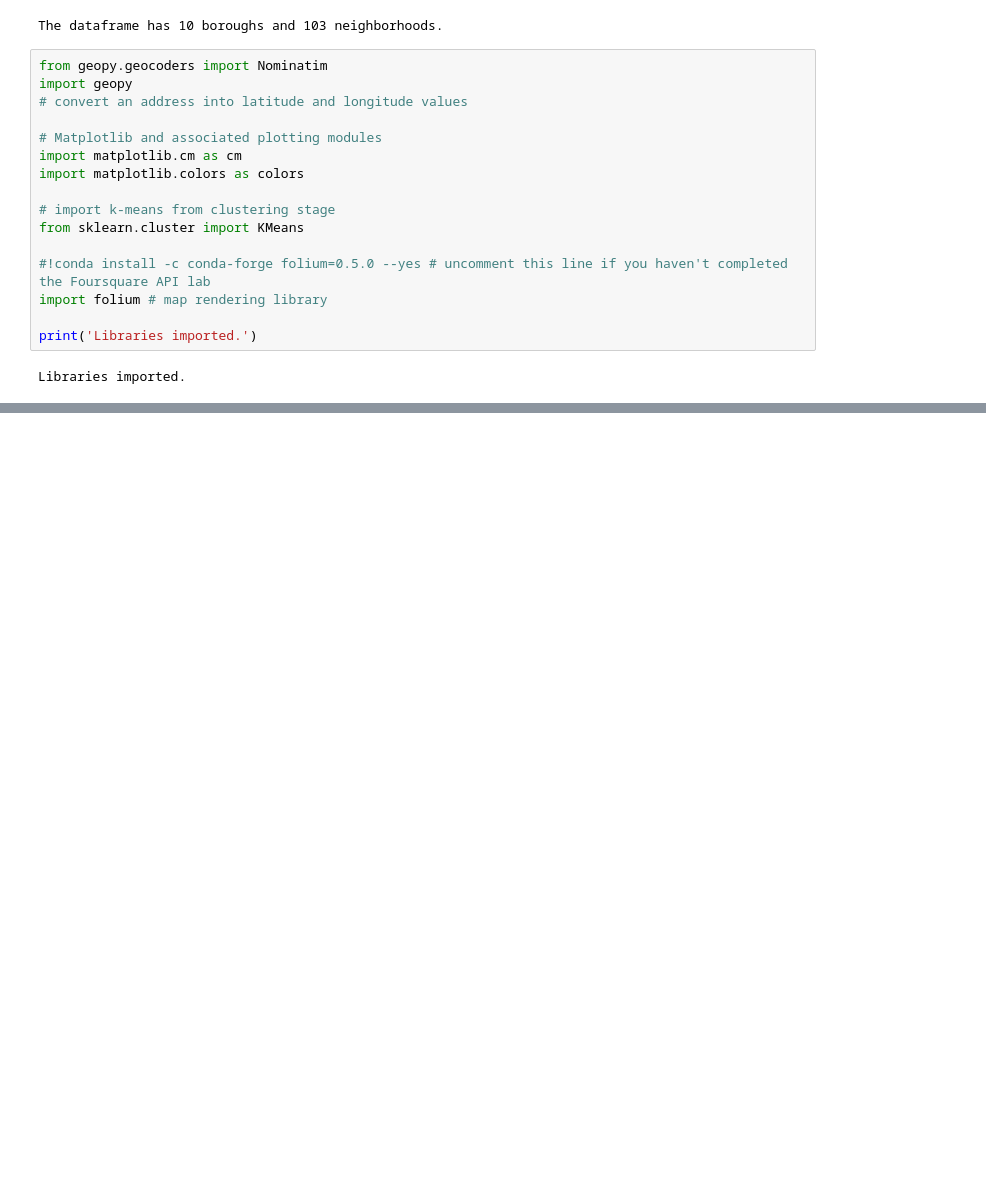
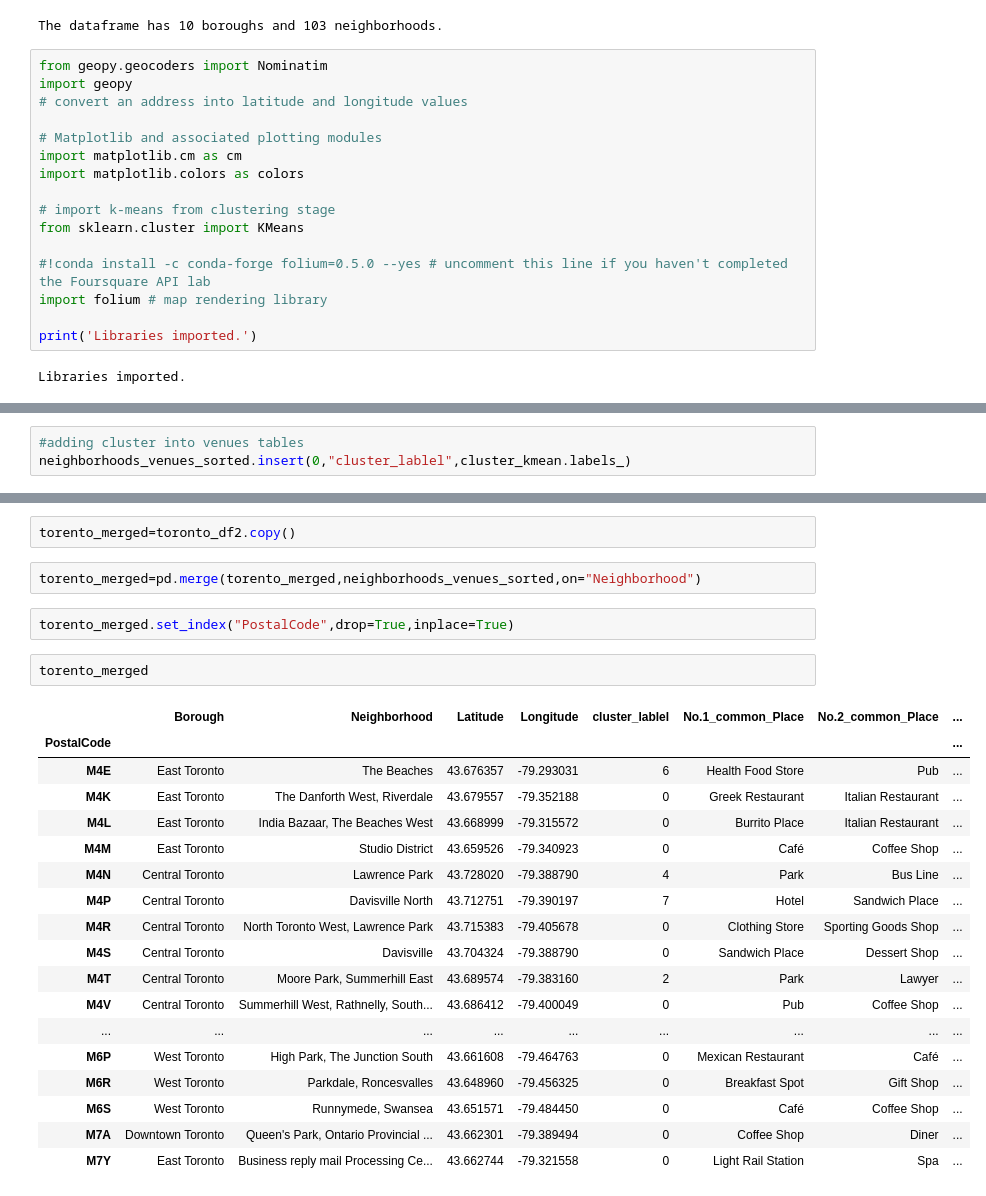
Before and after one commit to kishankumar09ei/Coursera_Capstone, a Jupyter notebook: Applied_Data-scince_Capstone_week_3.ipynb, the cells around one changed output, grey strips where cells are left out. Cells and saved outputs as stored; diff of their text form; blank space fills up the shorter version.

Commit message:
have added kmeans clustering and more data analysis on torento data

```diff
--- a/Applied_Data-scince_Capstone_week_3.ipynb
+++ b/Applied_Data-scince_Capstone_week_3.ipynb
@@ -195,0 +585,3 @@ map_toronto
+# %%
+#adding cluster into venues tables
+neighborhoods_venues_sorted.insert(0,"cluster_lablel",cluster_kmean.labels_)
@@ -195,0 +608,27 @@ map_toronto
+# %%
+torento_merged=toronto_df2.copy()
+# %%
+torento_merged=pd.merge(torento_merged,neighborhoods_venues_sorted,on="Neighborhood")
+# %%
+torento_merged.set_index("PostalCode",drop=True,inplace=True)
+# %%
+torento_merged
+# %% [output]
+|  | Borough | Neighborhood | Latitude | Longitude | cluster_lablel | No.1_common_Place | No.2_common_Place | ... |
+| PostalCode |  |  |  |  |  |  |  | ... |
+| M4E | East Toronto | The Beaches | 43.676357 | -79.293031 | 6 | Health Food Store | Pub | ... |
+| M4K | East Toronto | The Danforth West, Riverdale | 43.679557 | -79.352188 | 0 | Greek Restaurant | Italian Restaurant | ... |
+| M4L | East Toronto | India Bazaar, The Beaches West | 43.668999 | -79.315572 | 0 | Burrito Place | Italian Restaurant | ... |
+| M4M | East Toronto | Studio District | 43.659526 | -79.340923 | 0 | Café | Coffee Shop | ... |
+| M4N | Central Toronto | Lawrence Park | 43.728020 | -79.388790 | 4 | Park | Bus Line | ... |
+| M4P | Central Toronto | Davisville North | 43.712751 | -79.390197 | 7 | Hotel | Sandwich Place | ... |
+| M4R | Central Toronto | North Toronto West, Lawrence Park | 43.715383 | -79.405678 | 0 | Clothing Store | Sporting Goods Shop | ... |
+| M4S | Central Toronto | Davisville | 43.704324 | -79.388790 | 0 | Sandwich Place | Dessert Shop | ... |
+| M4T | Central Toronto | Moore Park, Summerhill East | 43.689574 | -79.383160 | 2 | Park | Lawyer | ... |
+| M4V | Central Toronto | Summerhill West, Rathnelly, South... | 43.686412 | -79.400049 | 0 | Pub | Coffee Shop | ... |
+| ... | ... | ... | ... | ... | ... | ... | ... | ... |
+| M6P | West Toronto | High Park, The Junction South | 43.661608 | -79.464763 | 0 | Mexican Restaurant | Café | ... |
+| M6R | West Toronto | Parkdale, Roncesvalles | 43.648960 | -79.456325 | 0 | Breakfast Spot | Gift Shop | ... |
+| M6S | West Toronto | Runnymede, Swansea | 43.651571 | -79.484450 | 0 | Café | Coffee Shop | ... |
+| M7A | Downtown Toronto | Queen's Park, Ontario Provincial ... | 43.662301 | -79.389494 | 0 | Coffee Shop | Diner | ... |
+| M7Y | East Toronto | Business reply mail Processing Ce... | 43.662744 | -79.321558 | 0 | Light Rail Station | Spa | ... |
```
Also changed, not shown: parts of 54 cells of this notebook, 1 other file.
